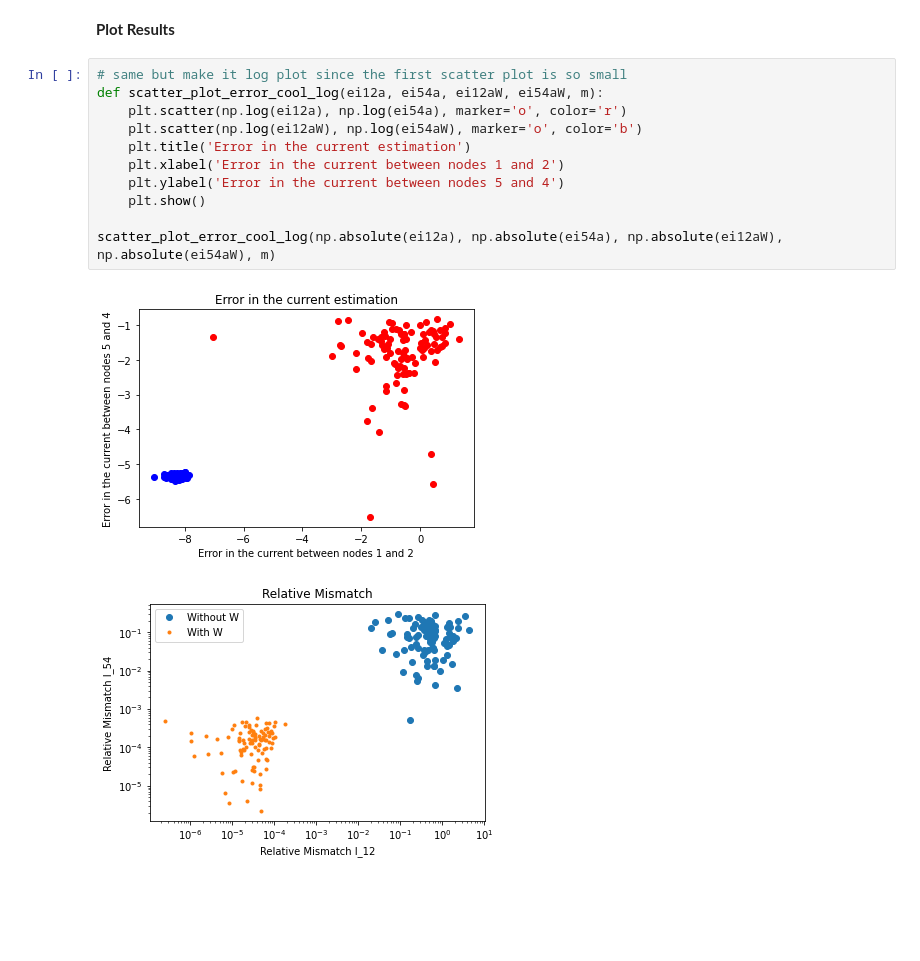
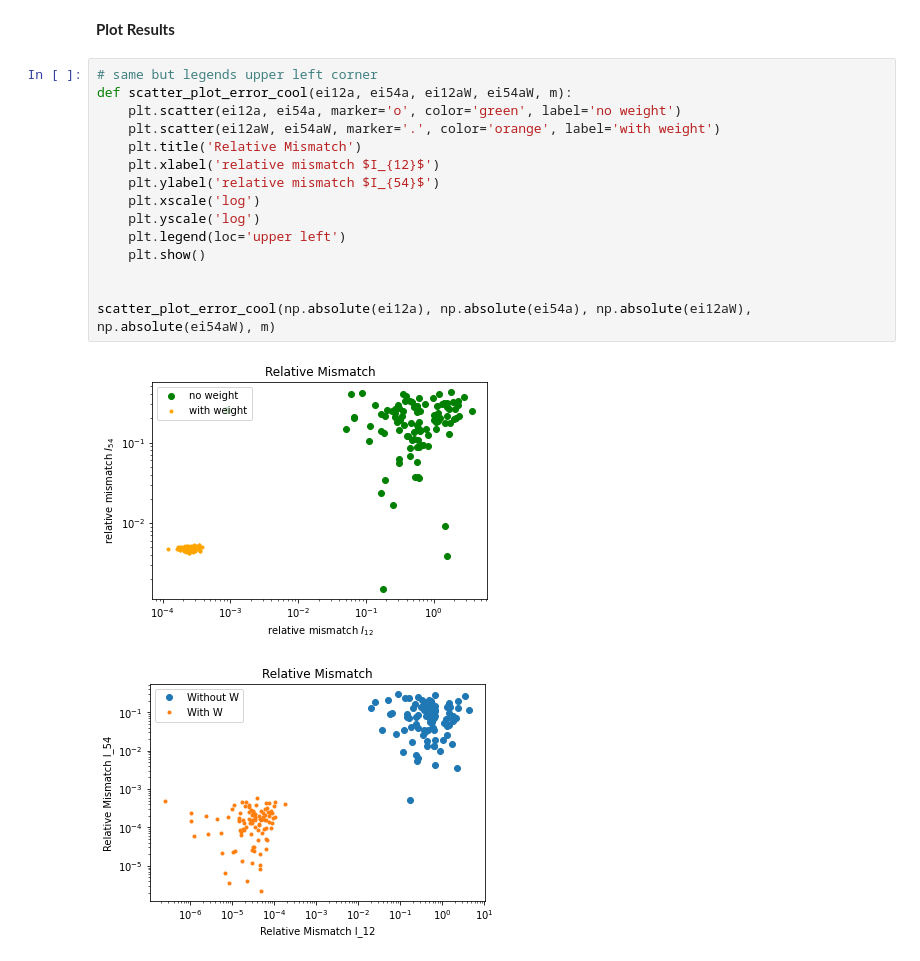
Before and after one commit to leobt23/ADRI, a Jupyter notebook: tpc3/Aula3_Students.ipynb, the cells around one changed output. Cells and saved outputs as stored; diff of their text form; blank space fills up the shorter version.

```diff
--- a/tpc3/Aula3_Students.ipynb
+++ b/tpc3/Aula3_Students.ipynb
@@ -340,18 +340,22 @@ scatter_plot_error(np.absolute(ei12aW), np.absolute(ei54aW), m)
 # %% [markdown]
 <b>Plot Results
 # %%
-# same but make it log plot since the first scatter plot is so small
-def scatter_plot_error_cool_log(ei12a, ei54a, ei12aW, ei54aW, m):
-    plt.scatter(np.log(ei12a), np.log(ei54a), marker='o', color='r')
-    plt.scatter(np.log(ei12aW), np.log(ei54aW), marker='o', color='b')
-    plt.title('Error in the current estimation')
-    plt.xlabel('Error in the current between nodes 1 and 2')
-    plt.ylabel('Error in the current between nodes 5 and 4')
+# same but legends upper left corner
+def scatter_plot_error_cool(ei12a, ei54a, ei12aW, ei54aW, m):
+    plt.scatter(ei12a, ei54a, marker='o', color='green', label='no weight')
+    plt.scatter(ei12aW, ei54aW, marker='.', color='orange', label='with weight')
+    plt.title('Relative Mismatch')
+    plt.xlabel('relative mismatch $I_{12}$')
+    plt.ylabel('relative mismatch $I_{54}$')
+    plt.xscale('log')
+    plt.yscale('log')
+    plt.legend(loc='upper left')
     plt.show()
 
-scatter_plot_error_cool_log(np.absolute(ei12a), np.absolute(ei54a), np.absolute(ei12aW), np.absolute(ei54aW), m)
+
+scatter_plot_error_cool(np.absolute(ei12a), np.absolute(ei54a), np.absolute(ei12aW), np.absolute(ei54aW), m)
 # %% [output]
-[figure, old version]
+[figure, new version]
 # %%
 # %% [output]
 [figure]
```
